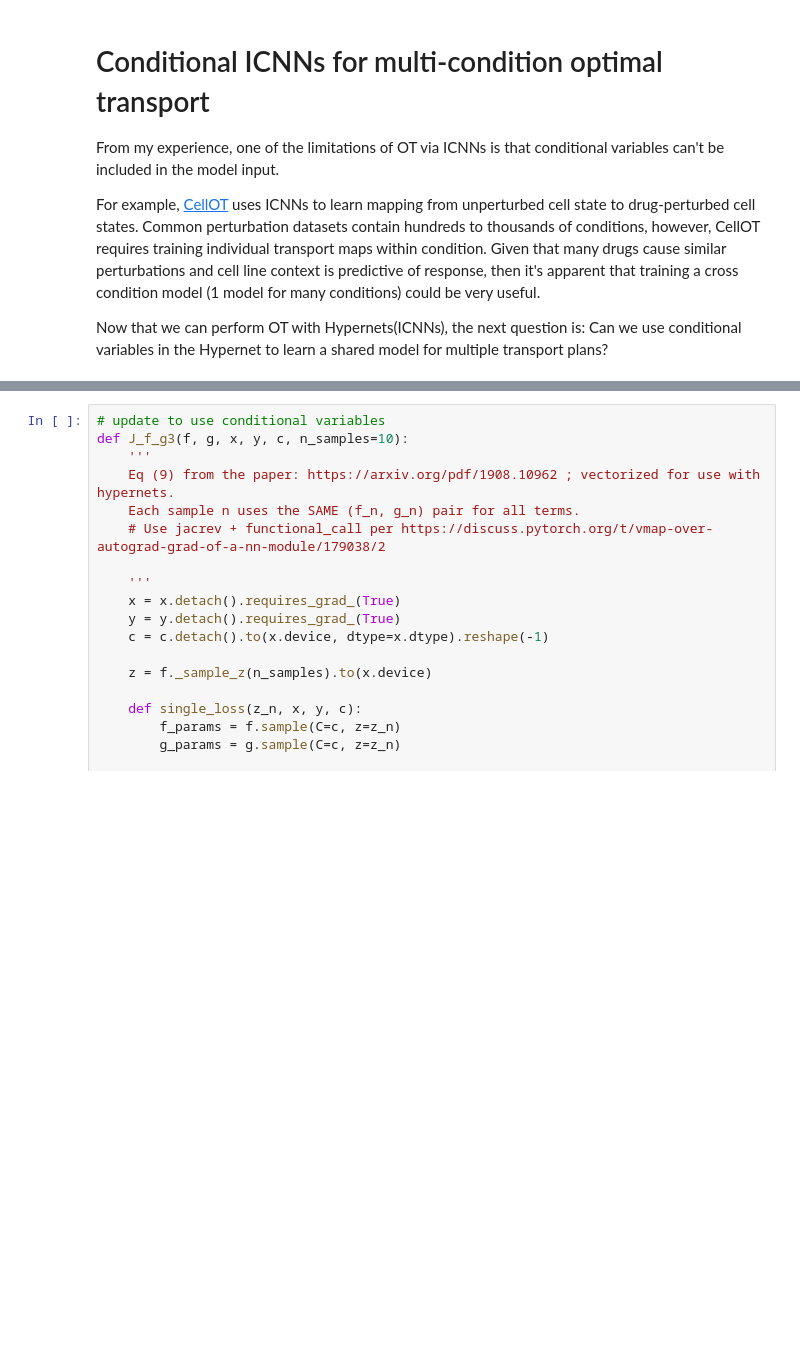
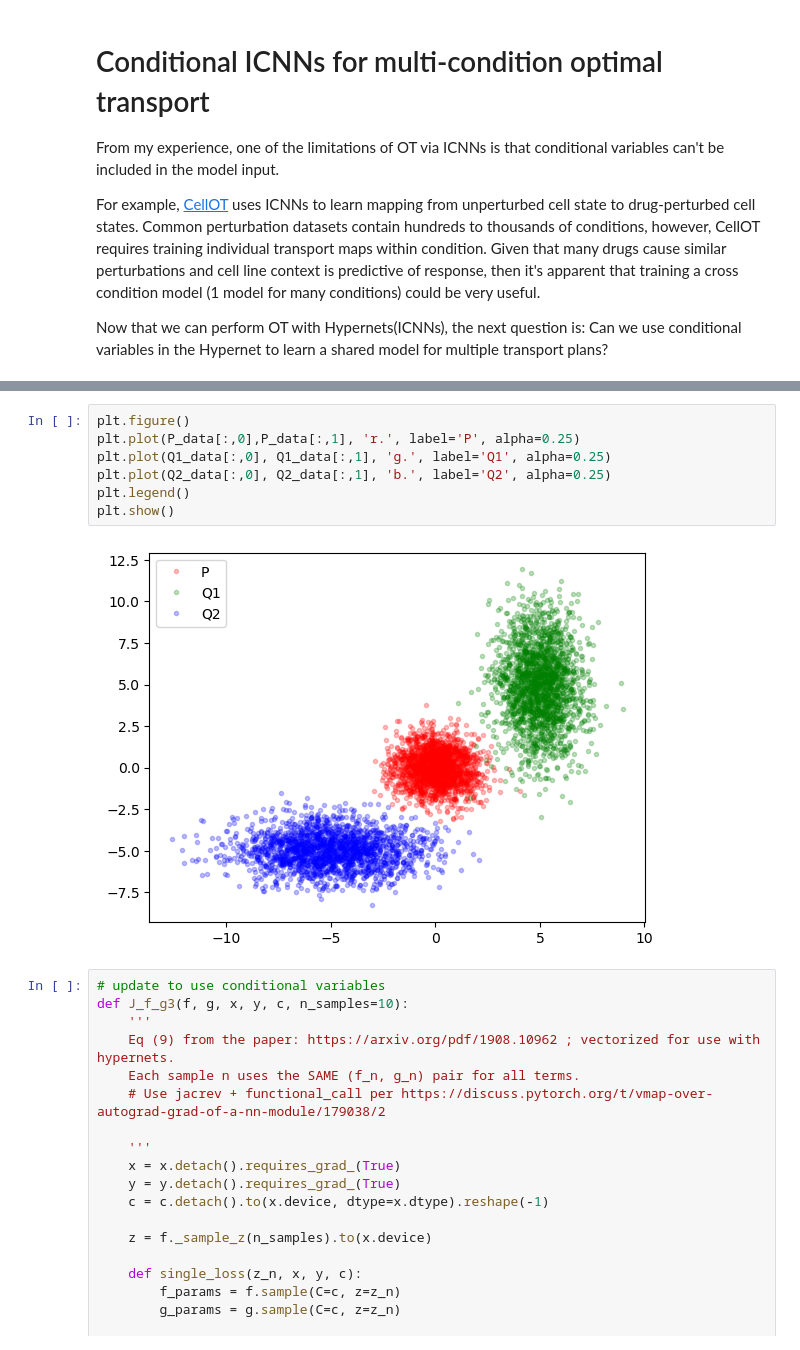
Before and after one commit to nathanieljevans/hypernet, a Jupyter notebook: notebooks/06_OPTIMAL_TRANSPORT.ipynb, the cells around one changed output, grey strips where cells are left out. Cells and saved outputs as stored; diff of their text form; blank space fills up the shorter version.

```diff
--- a/notebooks/06_OPTIMAL_TRANSPORT.ipynb
+++ b/notebooks/06_OPTIMAL_TRANSPORT.ipynb
@@ -459,6 +459,15 @@ C1 = torch.tensor([[0., 1.]], device=device) # Replace this with one hot if more
 C2 = torch.tensor([[1., 0.]], device=device)
 # %% [output]
 P shape torch.Size([2000, 2])
+# %%
+plt.figure()
+plt.plot(P_data[:,0],P_data[:,1], 'r.', label='P', alpha=0.25)
+plt.plot(Q1_data[:,0], Q1_data[:,1], 'g.', label='Q1', alpha=0.25)
+plt.plot(Q2_data[:,0], Q2_data[:,1], 'b.', label='Q2', alpha=0.25)
+plt.legend()
+plt.show()
+# %% [output]
+[figure, added]
 # %%
 # update to use conditional variables
 def J_f_g3(f, g, x, y, c, n_samples=10):
```
Also changed, not shown: parts of 3 cells of this notebook.
